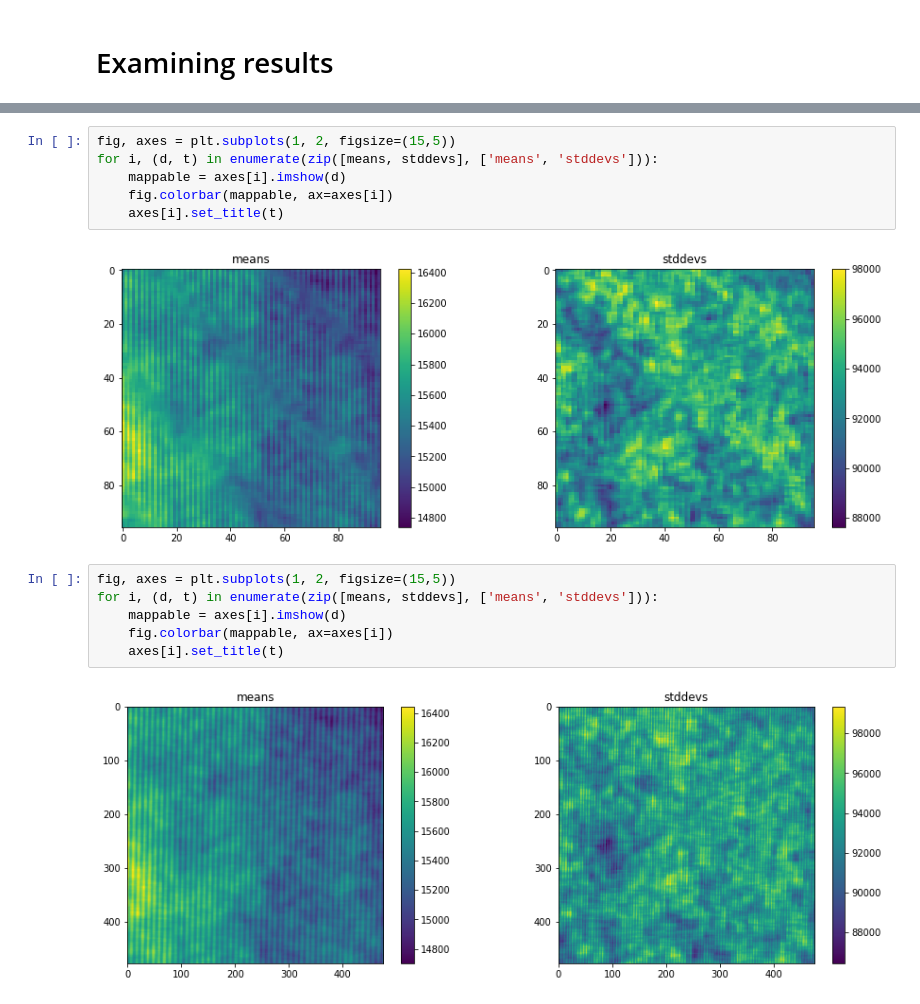
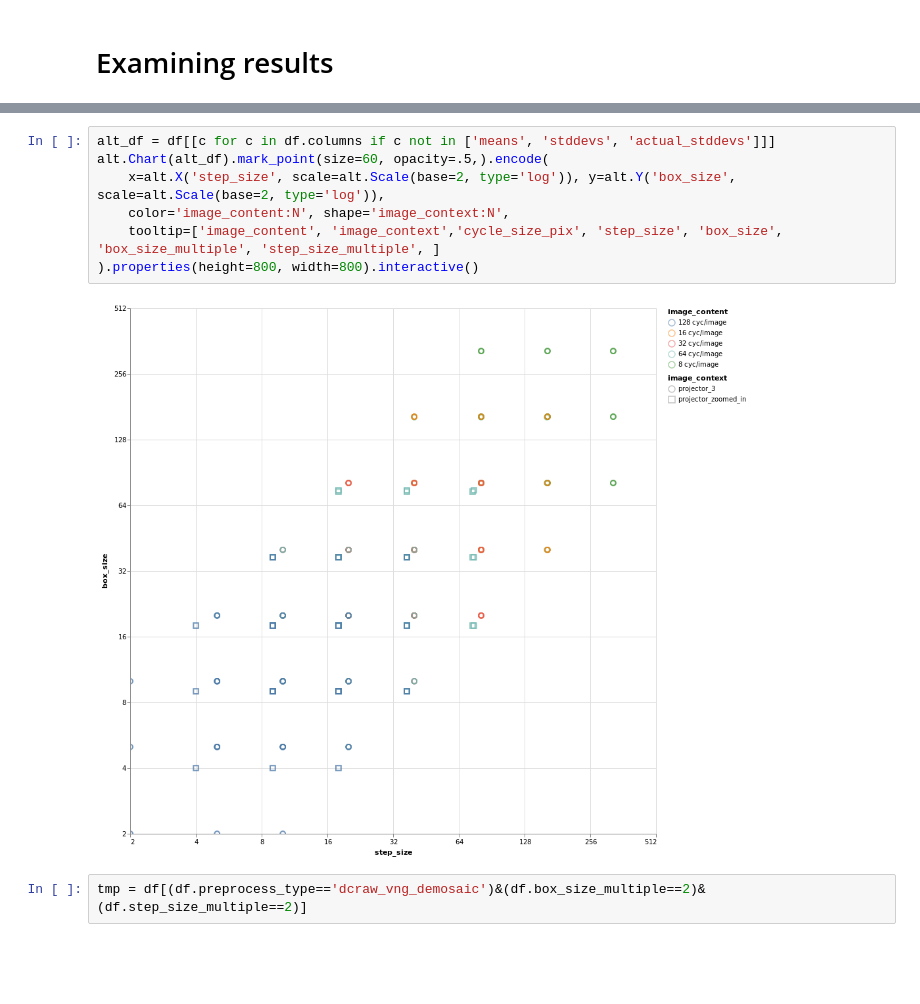
Before and after one commit to WinawerLab/spatial-calibration, a Jupyter notebook: first-pass.ipynb, the cells around one changed output, grey strips where cells are left out. Saved outputs shown, nothing was run; the diff lists cells and outputs as text; blank space fills up the shorter version.

```diff
--- a/first-pass.ipynb
+++ b/first-pass.ipynb
@@ -112,16 +99,11 @@ for i, (d, t) in enumerate(zip([means, stddevs], ['means', 'stddevs'])):
-# %%
-fig, axes = plt.subplots(1, 2, figsize=(15,5))
-for i, (d, t) in enumerate(zip([means, stddevs], ['means', 'stddevs'])):
-    mappable = axes[i].imshow(d)
-    fig.colorbar(mappable, ax=axes[i])
-    axes[i].set_title(t)
-# %% [output]
-[figure, removed]
-# %%
-fig, axes = plt.subplots(1, 2, figsize=(15,5))
-for i, (d, t) in enumerate(zip([means, stddevs], ['means', 'stddevs'])):
-    mappable = axes[i].imshow(d)
-    fig.colorbar(mappable, ax=axes[i])
-    axes[i].set_title(t)
-# %% [output]
-[figure, removed]
+# %%
+alt_df = df[[c for c in df.columns if c not in ['means', 'stddevs', 'actual_stddevs']]]
+alt.Chart(alt_df).mark_point(size=60, opacity=.5,).encode(
+    x=alt.X('step_size', scale=alt.Scale(base=2, type='log')), y=alt.Y('box_size', scale=alt.Scale(base=2, type='log')),
+    color='image_content:N', shape='image_context:N',
+    tooltip=['image_content', 'image_context','cycle_size_pix', 'step_size', 'box_size', 'box_size_multiple', 'step_size_multiple', ]
+).properties(height=800, width=800).interactive()
+# %% [output]
+[figure, added]
+# %%
+tmp = df[(df.preprocess_type=='dcraw_vng_demosaic')&(df.box_size_multiple==2)&(df.step_size_multiple==2)]
```
Also changed, not shown: parts of 9 cells of this notebook.
